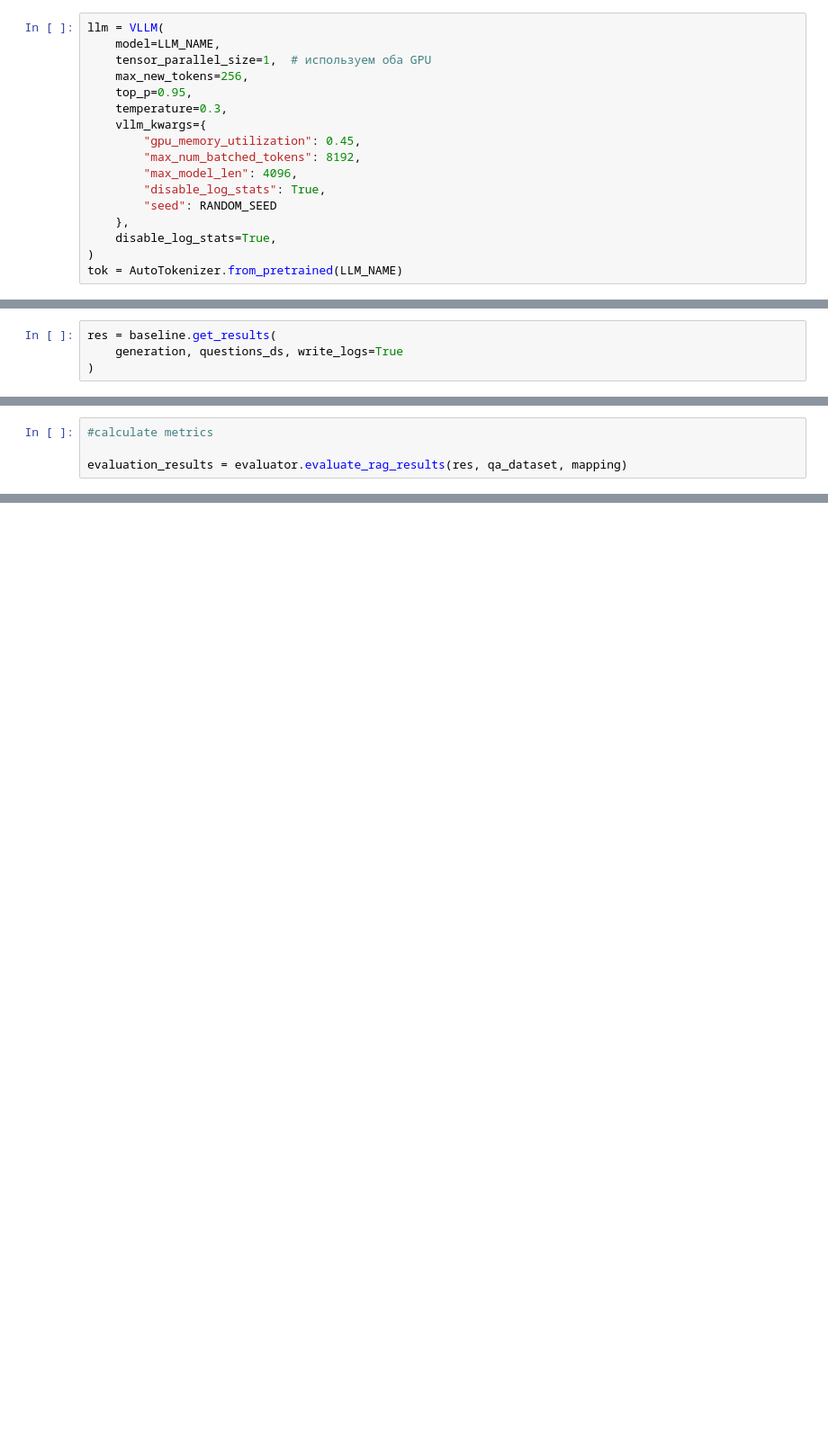
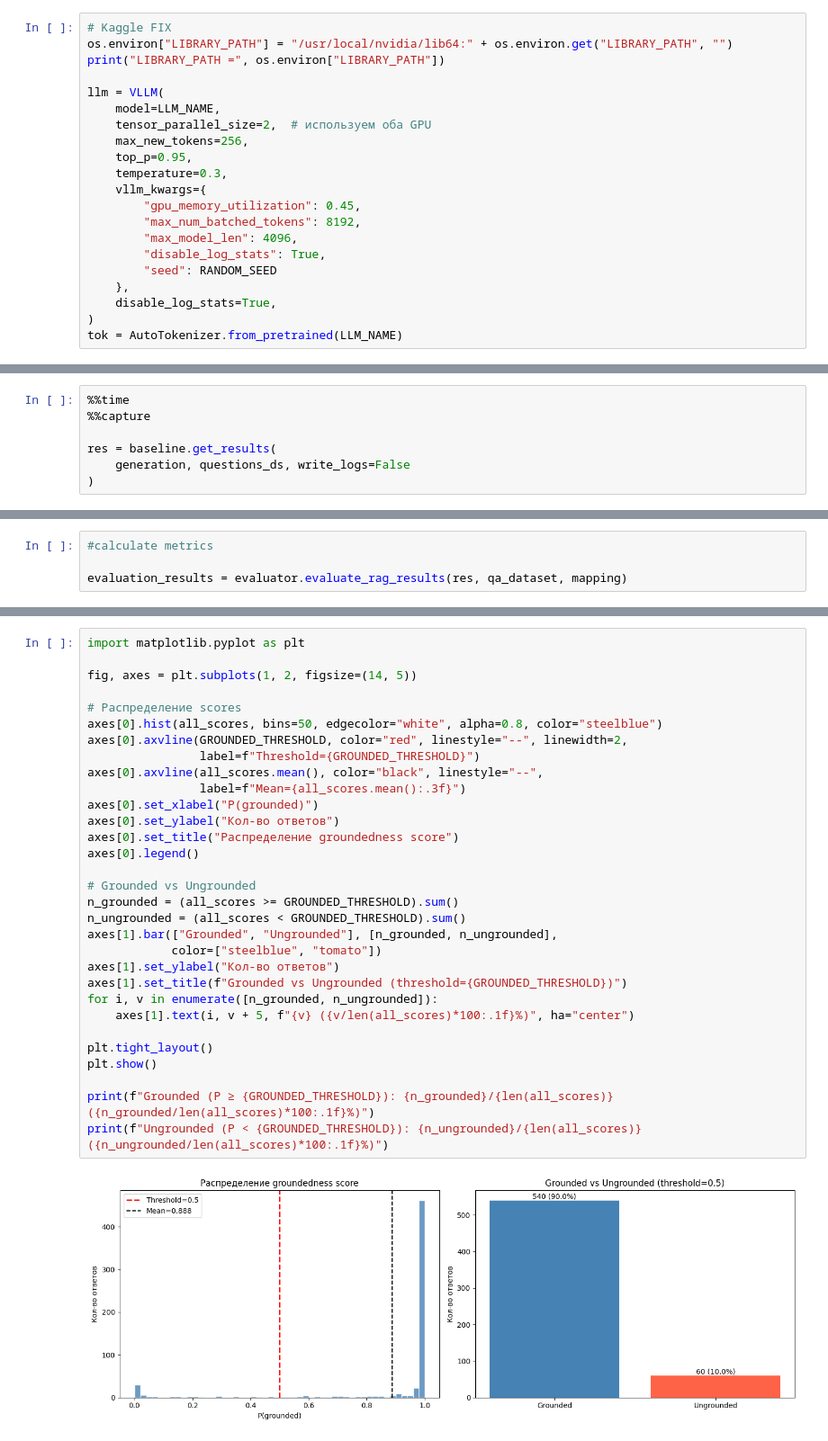
Before and after one commit to BigMak1/rag_fact_checking, a Jupyter notebook: DRAGON/calculate_baseline_metrics.ipynb, the cells around one changed output, grey strips where cells are left out. Shown at 90% size. Saved outputs shown, nothing was run; the diff lists cells and outputs as text; blank space fills up the shorter version.

```diff
--- a/DRAGON/calculate_baseline_metrics.ipynb
+++ b/DRAGON/calculate_baseline_metrics.ipynb
@@ -128,7 +104,11 @@ LIBRARY_PATH = /usr/local/nvidia/lib64:/usr/local/cuda/lib64/stubs
 # %%
+# Kaggle FIX
+os.environ["LIBRARY_PATH"] = "/usr/local/nvidia/lib64:" + os.environ.get("LIBRARY_PATH", "")
+print("LIBRARY_PATH =", os.environ["LIBRARY_PATH"])
+
 llm = VLLM(
     model=LLM_NAME,
-    tensor_parallel_size=1,  # используем оба GPU
+    tensor_parallel_size=2,  # используем оба GPU
     max_new_tokens=256,
     top_p=0.95,
     temperature=0.3,
@@ -203,6 +187,9 @@ Initializing retriever
 Initializing generation chain
 > Done
 # %%
+%%time
+%%capture
+
 res = baseline.get_results(
-    generation, questions_ds, write_logs=True
+    generation, questions_ds, write_logs=False
 )
@@ -688,0 +346,33 @@ else:
+# %%
+import matplotlib.pyplot as plt
+
+fig, axes = plt.subplots(1, 2, figsize=(14, 5))
+
+# Распределение scores
+axes[0].hist(all_scores, bins=50, edgecolor="white", alpha=0.8, color="steelblue")
+axes[0].axvline(GROUNDED_THRESHOLD, color="red", linestyle="--", linewidth=2,
+                label=f"Threshold={GROUNDED_THRESHOLD}")
+axes[0].axvline(all_scores.mean(), color="black", linestyle="--",
+                label=f"Mean={all_scores.mean():.3f}")
+axes[0].set_xlabel("P(grounded)")
+axes[0].set_ylabel("Кол-во ответов")
+axes[0].set_title("Распределение groundedness score")
+axes[0].legend()
+
+# Grounded vs Ungrounded
+n_grounded = (all_scores >= GROUNDED_THRESHOLD).sum()
+n_ungrounded = (all_scores < GROUNDED_THRESHOLD).sum()
+axes[1].bar(["Grounded", "Ungrounded"], [n_grounded, n_ungrounded],
+            color=["steelblue", "tomato"])
+axes[1].set_ylabel("Кол-во ответов")
+axes[1].set_title(f"Grounded vs Ungrounded (threshold={GROUNDED_THRESHOLD})")
+for i, v in enumerate([n_grounded, n_ungrounded]):
+    axes[1].text(i, v + 5, f"{v} ({v/len(all_scores)*100:.1f}%)", ha="center")
+
+plt.tight_layout()
+plt.show()
+
+print(f"Grounded (P ≥ {GROUNDED_THRESHOLD}): {n_grounded}/{len(all_scores)} ({n_grounded/len(all_scores)*100:.1f}%)")
+print(f"Ungrounded (P < {GROUNDED_THRESHOLD}): {n_ungrounded}/{len(all_scores)} ({n_ungrounded/len(all_scores)*100:.1f}%)")
+# %% [output]
+[figure, added]
```
Also changed, not shown: parts of 36 cells of this notebook, 12 other files.
